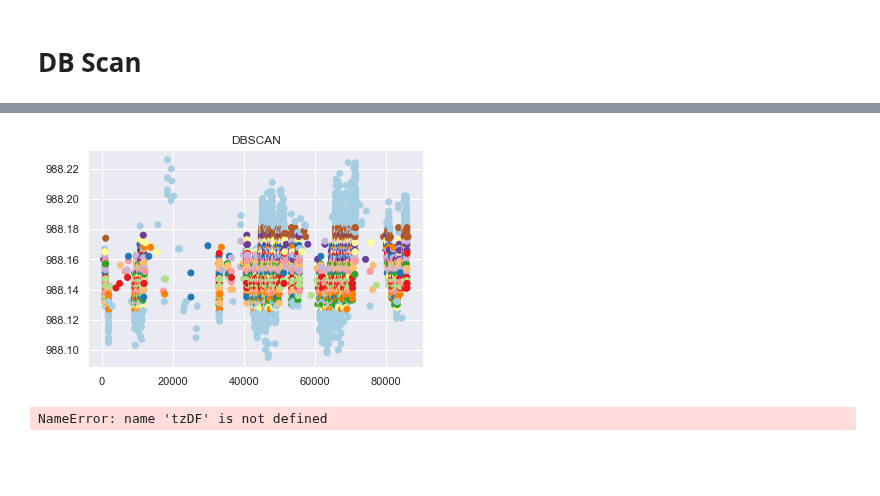
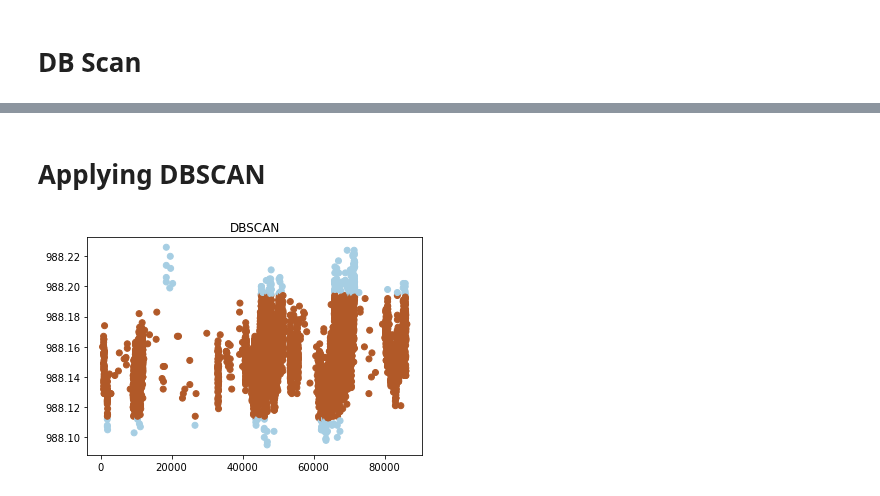
Before and after one commit to mylesm19/Volcanic_Activity_Detection, a Jupyter notebook: MM_01_Volcanic_activity_detection_and_noise_characterization_using_machine_learning.ipynb, the cells around one changed output, grey strips where cells are left out. Cells and saved outputs as stored; diff of their text form; code cells hidden in the pictures; blank space fills up the shorter version.

```diff
--- a/MM_01_Volcanic_activity_detection_and_noise_characterization_using_machine_learning.ipynb
+++ b/MM_01_Volcanic_activity_detection_and_noise_characterization_using_machine_learning.ipynb
@@ -938,59 +746,45 @@ NameError: name 'X' is not defined
+# %% [markdown]
+# Applying DBSCAN
 # %%
 from sklearn.neighbors import NearestNeighbors
 from numpy import asarray
 from sklearn.preprocessing import MinMaxScaler
 from sklearn.cluster import DBSCAN
 import numpy as np
 
 from matplotlib import pyplot as plt
 import seaborn as sns
 
 # Scaling data
-pre_Scale_Height = tzDF["measurements_height"].values.reshape(-1,1)
+def make_DBSCAN(DataFrame,numNeigh,min_Samp,Episilon):
+    pre_Scale_Height = tzDF["measurements_height"].values.reshape(-1,1)
 
-scaler = MinMaxScaler()
+    scaler = MinMaxScaler()
 
-scaled = scaler.fit_transform(pre_Scale_Height)
+    scaled = scaler.fit_transform(pre_Scale_Height)
 
-pre_Scale_Time = tzDF["timeconvert"].values.reshape(-1,1)
+    pre_Scale_Time = tzDF["timeconvert"].values.reshape(-1,1)
 
-scaled_Two = scaler.fit_transform(pre_Scale_Time)
-nbrs = NearestNeighbors(n_neighbors=5).fit(scaled)
-distances, indices = nbrs.kneighbors(scaled)
+    scaled_Two = scaler.fit_transform(pre_Scale_Time)
+    nbrs = NearestNeighbors(n_neighbors=numNeigh).fit(scaled)
+    distances, indices = nbrs.kneighbors(scaled)
 
-distances = np.sort(distances, axis=0)
-distances = distances[:,4]
-#plt.ylim([-0.001, 0.005])
-#plt.xlim([5900, 6001])
-#plt.plot(distances)
+    distances = np.sort(distances, axis=0)
+    distances = distances[:,4]
+    #plt.ylim([-0.001, 0.005])
+    #plt.xlim([5900, 6001])
+    #plt.plot(distances)
 
-#ep = .001
-db = DBSCAN(eps=0.001, min_samples=50)
-db.fit(scaled)
-y_pred = db.fit_predict(scaled)
-plt.title("DBSCAN")
-plt.scatter(pre_Scale_Time,pre_Scale_Height,c=y_pred, cmap='Paired')
-plt.show()
+    #ep = .001
+    db = DBSCAN(eps = Episilon,  min_samples = min_Samp)
+    db.fit(scaled)
+    y_pred = db.fit_predict(scaled)
+    plt.title("DBSCAN")
+    plt.scatter(pre_Scale_Time,pre_Scale_Height,c=y_pred, cmap='Paired')
+    plt.show()
+#One common approach is to make minPoints = log(number of points)
+ln_Data_Points= np.log(5990)
+
+make_DBSCAN(tzDF,5,ln,0.01)
 # %% [output]
-[figure, old version]
+[figure, new version]
-# %%
-
-pre_Scale_Height = tzDF["measurements_height"].values.reshape(-1,1)
-
-scaler = MinMaxScaler()
-
-scaled = scaler.fit_transform(pre_Scale_Height)
-
-pre_Scale_Time = tzDF["timeconvert"].values.reshape(-1,1)
-
-scaled_Two = scaler.fit_transform(pre_Scale_Time)
-
-plt.scatter(scaled,scaled_Two)
-
-m = DBSCAN(eps=0.55408633, min_samples=5)
-m.fit(scaled)
-
-clusters = m.labels_
-plt.scatter(scaled[:,0],scaled_Two[:,1],c=clusters)
-# %% [output]
-NameError: name 'tzDF' is not defined
```
Also changed, not shown: parts of 12 cells of this notebook.
